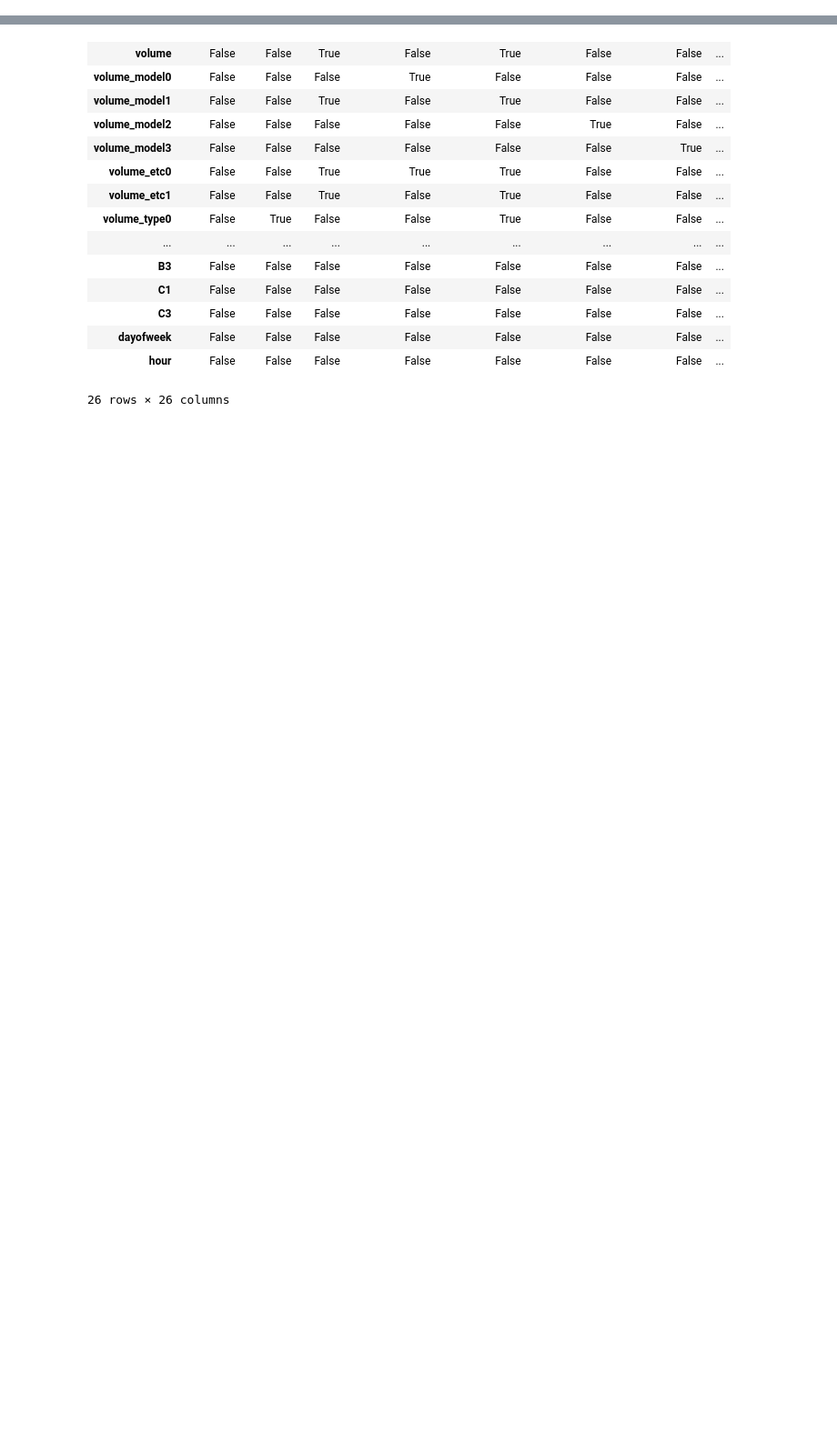
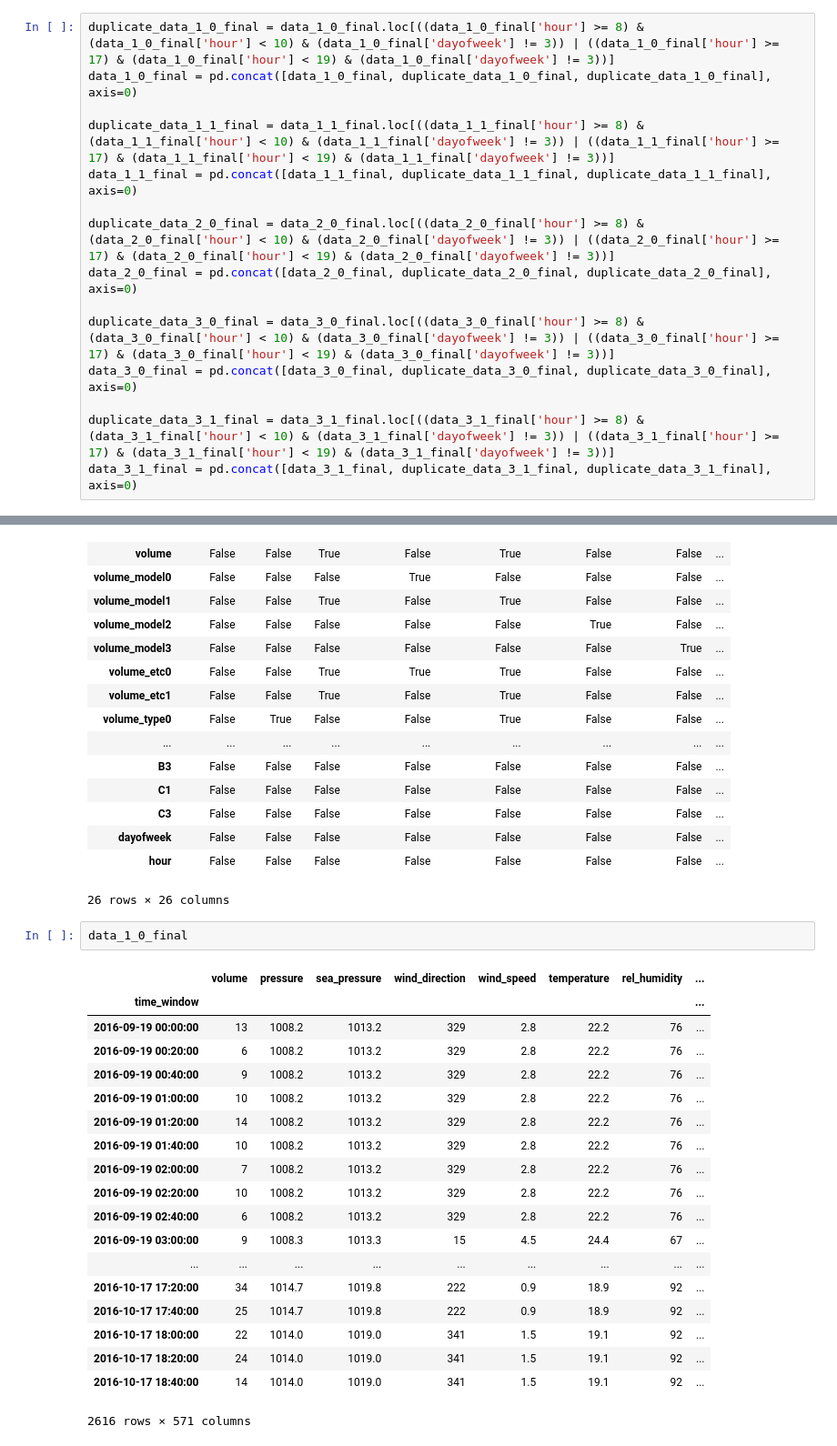
Before and after one commit to Gan-Jiang/KDD-CUP-2017, a Jupyter notebook: dataprocess.ipynb, the cells around one changed output, grey strips where cells are left out. Shown at 91% size. Saved outputs shown, nothing was run; the diff lists cells and outputs as text; blank space fills up the shorter version.

Commit message:
add duplicate data

```diff
--- a/dataprocess.ipynb
+++ b/dataprocess.ipynb
@@ -478,6 +490,21 @@ Index: 2088 entries, 2016-09-19 00:00:00 to 2016-10-17 23:40:00
 Columns: 579 entries, volume to vt1_3_1_11
 dtypes: float64(566), int32(2), int64(11)
 memory usage: 9.2+ MB
+# %%
+duplicate_data_1_0_final = data_1_0_final.loc[((data_1_0_final['hour'] >= 8) & (data_1_0_final['hour'] < 10) & (data_1_0_final['dayofweek'] != 3)) | ((data_1_0_final['hour'] >= 17) & (data_1_0_final['hour'] < 19) & (data_1_0_final['dayofweek'] != 3))]
+data_1_0_final = pd.concat([data_1_0_final, duplicate_data_1_0_final, duplicate_data_1_0_final], axis=0)
+
+duplicate_data_1_1_final = data_1_1_final.loc[((data_1_1_final['hour'] >= 8) & (data_1_1_final['hour'] < 10) & (data_1_1_final['dayofweek'] != 3)) | ((data_1_1_final['hour'] >= 17) & (data_1_1_final['hour'] < 19) & (data_1_1_final['dayofweek'] != 3))]
+data_1_1_final = pd.concat([data_1_1_final, duplicate_data_1_1_final, duplicate_data_1_1_final], axis=0)
+
+duplicate_data_2_0_final = data_2_0_final.loc[((data_2_0_final['hour'] >= 8) & (data_2_0_final['hour'] < 10) & (data_2_0_final['dayofweek'] != 3)) | ((data_2_0_final['hour'] >= 17) & (data_2_0_final['hour'] < 19) & (data_2_0_final['dayofweek'] != 3))]
+data_2_0_final = pd.concat([data_2_0_final, duplicate_data_2_0_final, duplicate_data_2_0_final], axis=0)
+
+duplicate_data_3_0_final = data_3_0_final.loc[((data_3_0_final['hour'] >= 8) & (data_3_0_final['hour'] < 10) & (data_3_0_final['dayofweek'] != 3)) | ((data_3_0_final['hour'] >= 17) & (data_3_0_final['hour'] < 19) & (data_3_0_final['dayofweek'] != 3))]
+data_3_0_final = pd.concat([data_3_0_final, duplicate_data_3_0_final, duplicate_data_3_0_final], axis=0)
+
+duplicate_data_3_1_final = data_3_1_final.loc[((data_3_1_final['hour'] >= 8) & (data_3_1_final['hour'] < 10) & (data_3_1_final['dayofweek'] != 3)) | ((data_3_1_final['hour'] >= 17) & (data_3_1_final['hour'] < 19) & (data_3_1_final['dayofweek'] != 3))]
+data_3_1_final = pd.concat([data_3_1_final, duplicate_data_3_1_final, duplicate_data_3_1_final], axis=0)
 # %%
 data_1_0_final.drop(['volume_model0', 'volume_model1', 'volume_model2', 'volume_model3', 'volume_etc0', 'volume_etc1', 'volume_type0', 'volume_type1' ], axis=1, inplace=True)
 data_1_1_final.drop(['volume_model0', 'volume_model1', 'volume_model2', 'volume_model3', 'volume_etc0', 'volume_etc1', 'volume_type0', 'volume_type1' ], axis=1, inplace=True)
@@ -551,3 +578,25 @@ volume_weather_travel_time.corr()>0.6
 | dayofweek | False | False | False | False | False | False | False | ... |
 | hour | False | False | False | False | False | False | False | ... |
 26 rows × 26 columns
+# %%
+data_1_0_final
+# %% [output]
+|  | volume | pressure | sea_pressure | wind_direction | wind_speed | temperature | rel_humidity | ... |
+| time_window |  |  |  |  |  |  |  | ... |
+| 2016-09-19 00:00:00 | 13 | 1008.2 | 1013.2 | 329 | 2.8 | 22.2 | 76 | ... |
+| 2016-09-19 00:20:00 | 6 | 1008.2 | 1013.2 | 329 | 2.8 | 22.2 | 76 | ... |
+| 2016-09-19 00:40:00 | 9 | 1008.2 | 1013.2 | 329 | 2.8 | 22.2 | 76 | ... |
+| 2016-09-19 01:00:00 | 10 | 1008.2 | 1013.2 | 329 | 2.8 | 22.2 | 76 | ... |
+| 2016-09-19 01:20:00 | 14 | 1008.2 | 1013.2 | 329 | 2.8 | 22.2 | 76 | ... |
+| 2016-09-19 01:40:00 | 10 | 1008.2 | 1013.2 | 329 | 2.8 | 22.2 | 76 | ... |
+| 2016-09-19 02:00:00 | 7 | 1008.2 | 1013.2 | 329 | 2.8 | 22.2 | 76 | ... |
+| 2016-09-19 02:20:00 | 10 | 1008.2 | 1013.2 | 329 | 2.8 | 22.2 | 76 | ... |
+| 2016-09-19 02:40:00 | 6 | 1008.2 | 1013.2 | 329 | 2.8 | 22.2 | 76 | ... |
+| 2016-09-19 03:00:00 | 9 | 1008.3 | 1013.3 | 15 | 4.5 | 24.4 | 67 | ... |
+| ... | ... | ... | ... | ... | ... | ... | ... | ... |
+| 2016-10-17 17:20:00 | 34 | 1014.7 | 1019.8 | 222 | 0.9 | 18.9 | 92 | ... |
+| 2016-10-17 17:40:00 | 25 | 1014.7 | 1019.8 | 222 | 0.9 | 18.9 | 92 | ... |
+| 2016-10-17 18:00:00 | 22 | 1014.0 | 1019.0 | 341 | 1.5 | 19.1 | 92 | ... |
+| 2016-10-17 18:20:00 | 24 | 1014.0 | 1019.0 | 341 | 1.5 | 19.1 | 92 | ... |
+| 2016-10-17 18:40:00 | 14 | 1014.0 | 1019.0 | 341 | 1.5 | 19.1 | 92 | ... |
+2616 rows × 571 columns
```
Also changed, not shown: parts of 6 cells of this notebook, 8 other files.
